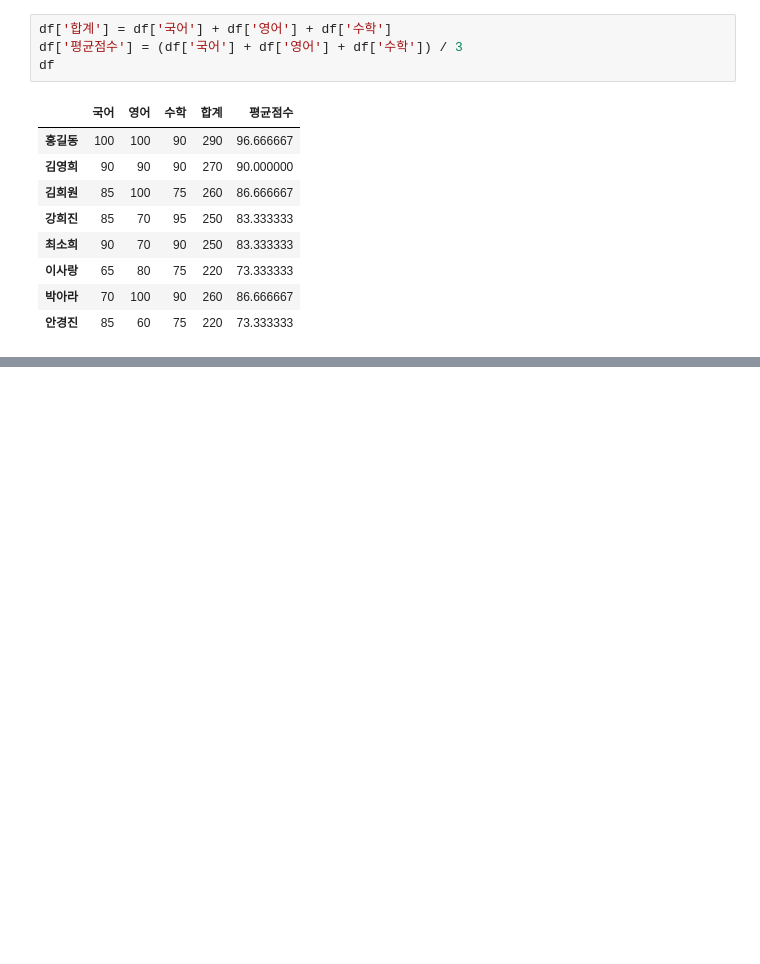
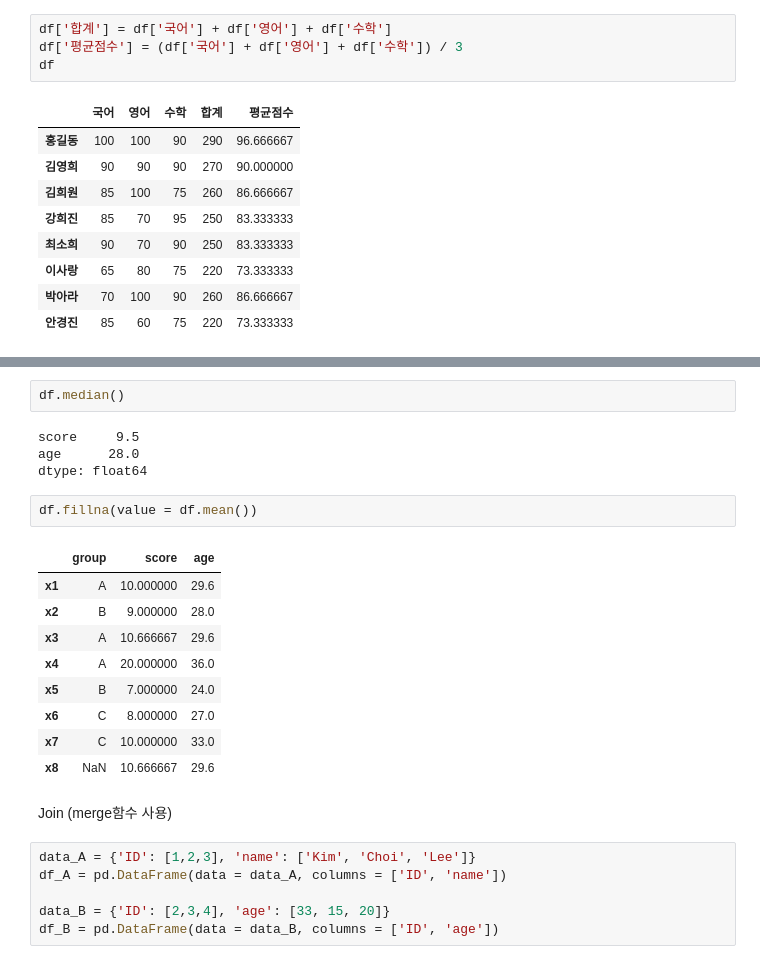
Before and after one commit to junghunam/2023.AI, a Jupyter notebook: 파이썬_성장기.ipynb, the cells around one changed output, grey strips where cells are left out. Drawn from its saved outputs; the diff is of its cells as text; blank space fills up the shorter version.

```diff
--- a/파이썬_성장기.ipynb
+++ b/파이썬_성장기.ipynb
@@ -1018,0 +1190,26 @@ df
+# %%
+df.median()
+# %% [output]
+score     9.5
+age      28.0
+dtype: float64
+# %%
+df.fillna(value = df.mean())
+# %% [output]
+|  | group | score | age |
+| x1 | A | 10.000000 | 29.6 |
+| x2 | B | 9.000000 | 28.0 |
+| x3 | A | 10.666667 | 29.6 |
+| x4 | A | 20.000000 | 36.0 |
+| x5 | B | 7.000000 | 24.0 |
+| x6 | C | 8.000000 | 27.0 |
+| x7 | C | 10.000000 | 33.0 |
+| x8 | NaN | 10.666667 | 29.6 |
+# %% [markdown]
+Join (merge함수 사용)
+# %%
+data_A = {'ID': [1,2,3], 'name': ['Kim', 'Choi', 'Lee']}
+df_A = pd.DataFrame(data = data_A, columns = ['ID', 'name'])
+
+data_B = {'ID': [2,3,4], 'age': [33, 15, 20]}
+df_B = pd.DataFrame(data = data_B, columns = ['ID', 'age'])
```
Also changed, not shown: parts of 33 cells of this notebook.
